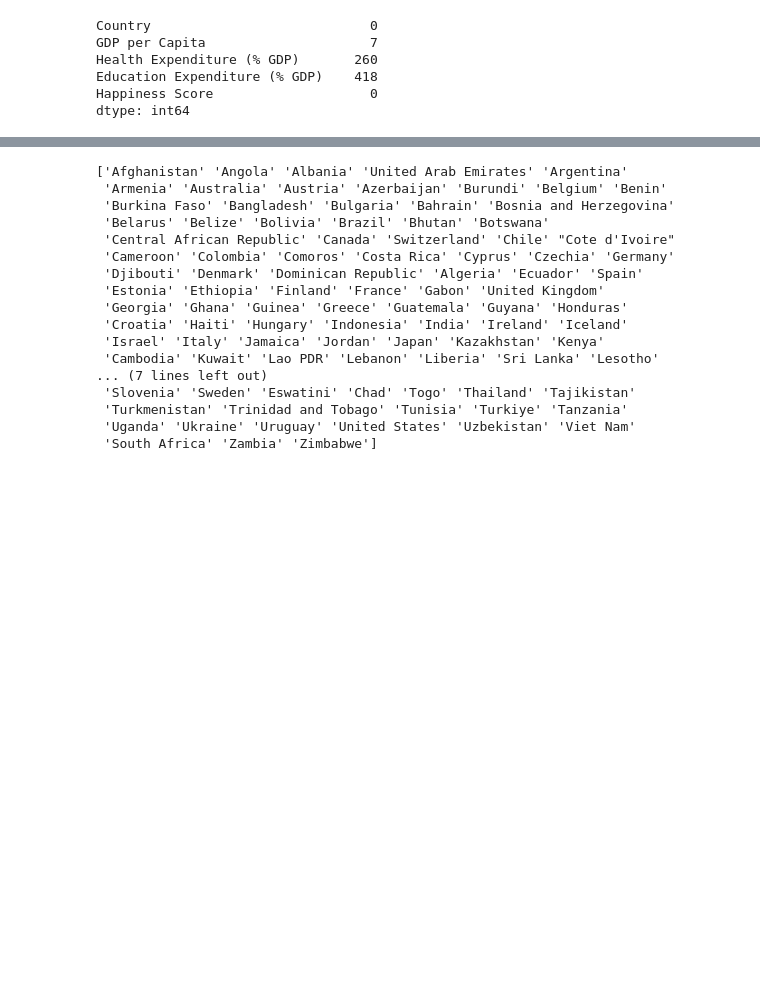
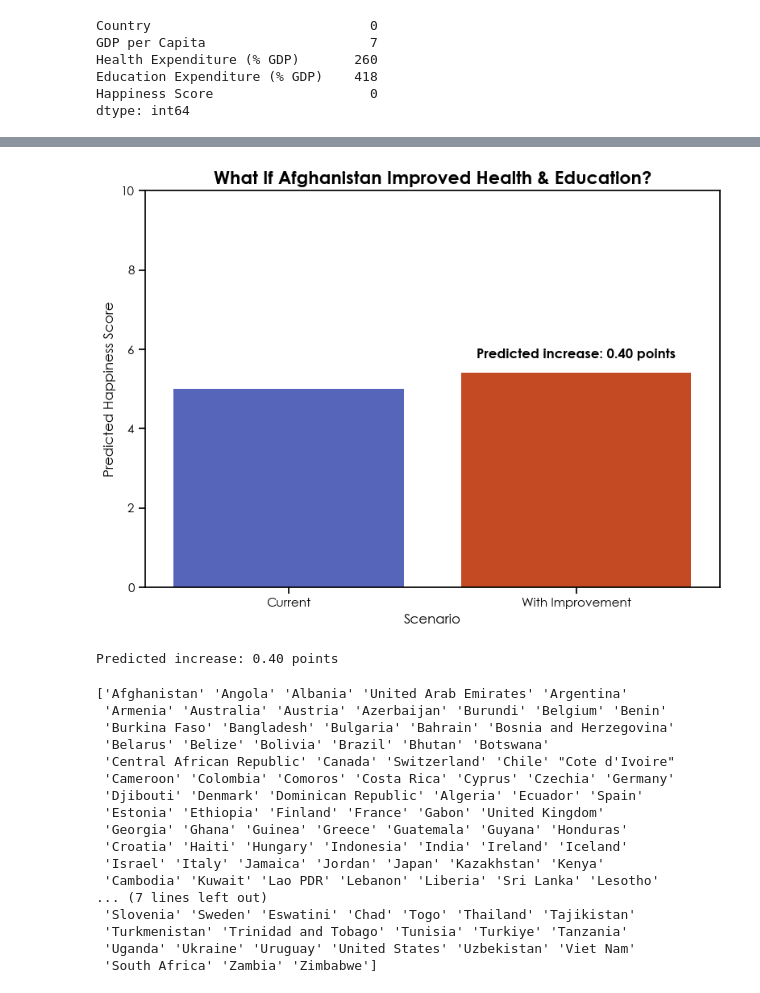
Before and after one commit to bgizzle78/C11_Capstone, a Jupyter notebook: notebooks/visuals_final.ipynb, the cells around one changed output, grey strips where cells are left out. Cells and saved outputs as stored; diff of their text form; code cells hidden in the pictures; blank space fills up the shorter version.

```diff
--- a/notebooks/visuals_final.ipynb
+++ b/notebooks/visuals_final.ipynb
@@ -569,3 +518,68 @@ Predicted increase: 0.40 points
+# %%
+X = df_model[['GDP per Capita', 'Health Expenditure (% GDP)', 'Education Expenditure (% GDP)']]
+y = df_model['Happiness Score']
+
+model = LinearRegression().fit(X, y)
+
+# Pick a low-happiness country
+country = df_model[df_model['Country'] == 'Afghanistan'].copy()  # Change country name if needed
+
+# Predict current happiness
+current_pred = model.predict(country[X.columns])[0]
+
+# Simulate a 50% increase in health and education
+country_improved = country.copy()
+country_improved['Health Expenditure (% GDP)'] *= 1.50
+country_improved['Education Expenditure (% GDP)'] *= 1.50
+improved_pred = model.predict(country_improved[X.columns])[0]
+
+# Plot before/after
+before_after = pd.DataFrame({
+    'Scenario': ['Current', 'With Improvement'],
+    'Predicted Happiness Score': [current_pred, improved_pred]
+})
+
+# Pick turbo colors by value between 0 and 1
+color_before = cm.turbo(0.1)
+color_after  = cm.turbo(0.85)
+custom_palette = [color_before, color_after]
+
+# Barchart showing 'what if' scenario
+plt.figure(figsize=(8,6))
+plt.rcParams['font.family'] = 'Century Gothic'
+sns.set_context('notebook')
+ax = sns.barplot(
+    data=before_after,
+    x='Scenario',
+    y='Predicted Happiness Score',
+    palette=custom_palette
+    )
+
+# --- Add predicted increase as text above the second bar ---
+increase = improved_pred - current_pred
+ax.text(
+    x=1,  # second bar ("With Improvement")
+    y=improved_pred + 0.3,  # slightly above the bar
+    s=f"Predicted increase: {increase:.2f} points",
+    ha='center', va='bottom',
+    fontsize=12,
+    weight='bold',
+    fontname='Century Gothic',
+    color='black'
+)
+
+# Title and labels
+plt.title(f"What If {country.iloc[0]['Country']} Improved Health & Education?", fontsize=16, weight='bold')
+plt.ylim(0, 10)
+plt.tight_layout()
+
+# Show chartt
+plt.show()
+
+print(f"Predicted increase: {improved_pred - current_pred:.2f} points")
+# %% [output]
+[figure, added]
+Predicted increase: 0.40 points
 # %%
 if len(country) == 0:
     print("Country not found!")
```
Also changed, not shown: parts of 6 cells of this notebook, 2 other files.
